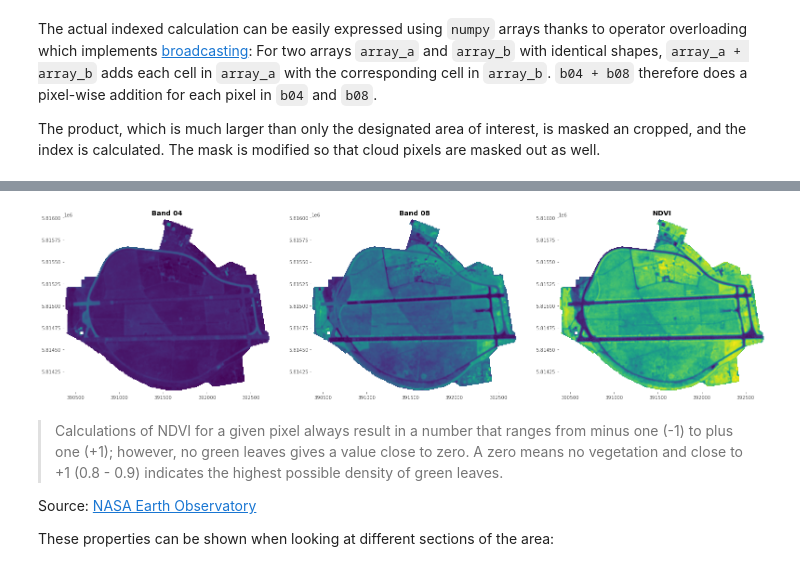
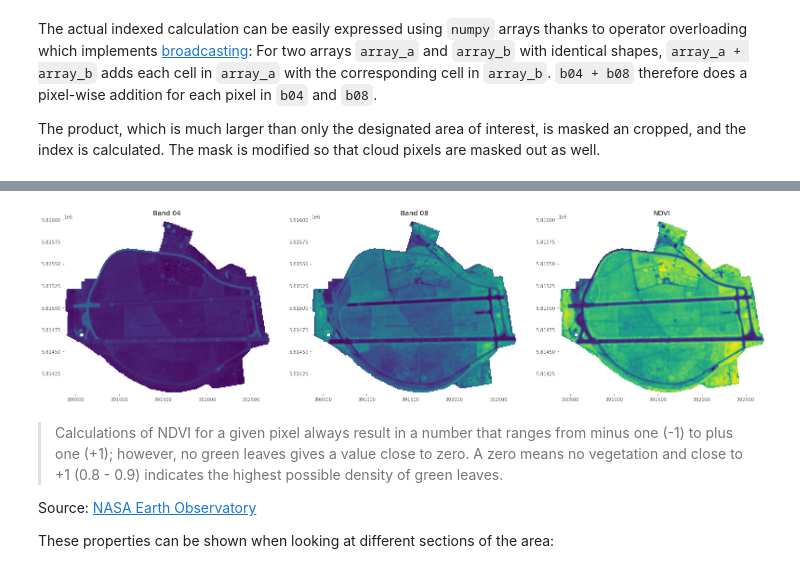
Before and after one commit to rrrnld/earth-observation-for-journalism, a Jupyter notebook: sources/02b-ndvi.ipynb, the cells around one changed output, grey strips where cells are left out. Saved outputs shown, nothing was run; the diff lists cells and outputs as text; code cells hidden in the pictures.

```diff
--- a/sources/02b-ndvi.ipynb
+++ b/sources/02b-ndvi.ipynb
@@ -107,9 +107,12 @@ with r.open(b04_path, 'r') as b04, r.open(b08_path, 'r') as b08:
         ndvi = (b08 - b04) / (b08 + b04)
 
         # uncomment the following line to see if we calculated the index correctly
-        rplt.show(b04, transform=transform_b04, ax=ax1, title='Band 04')
-        rplt.show(b08, transform=transform_b04, ax=ax2, title='Band 08')
-        rplt.show(ndvi, transform=transform_b04, ax=ax3, title='NDVI')
+        rplt.show(b04, transform=transform_b04, ax=ax1)
+        ax1.set_title('Band 04', pad=10)
+        rplt.show(b08, transform=transform_b04, ax=ax2)
+        ax2.set_title('Band 08', pad=10)
+        rplt.show(ndvi, transform=transform_b04, ax=ax3)
+        ax3.set_title('NDVI', pad=10)
 
         dst.write(ndvi)
 # %% [output]
@@ -119,4 +122,4 @@ Wall time: 513 ms
-[figure, old version]
+[figure, new version]
 # %% [markdown]
 > Calculations of NDVI for a given pixel always result in a number that ranges from minus one (-1) to plus one (+1); however, no green leaves gives a value close to zero. A zero means no vegetation and close to +1 (0.8 - 0.9) indicates the highest possible density of green leaves.
 
```
Also changed, not shown: parts of 4 cells of this notebook, 3 other files.
